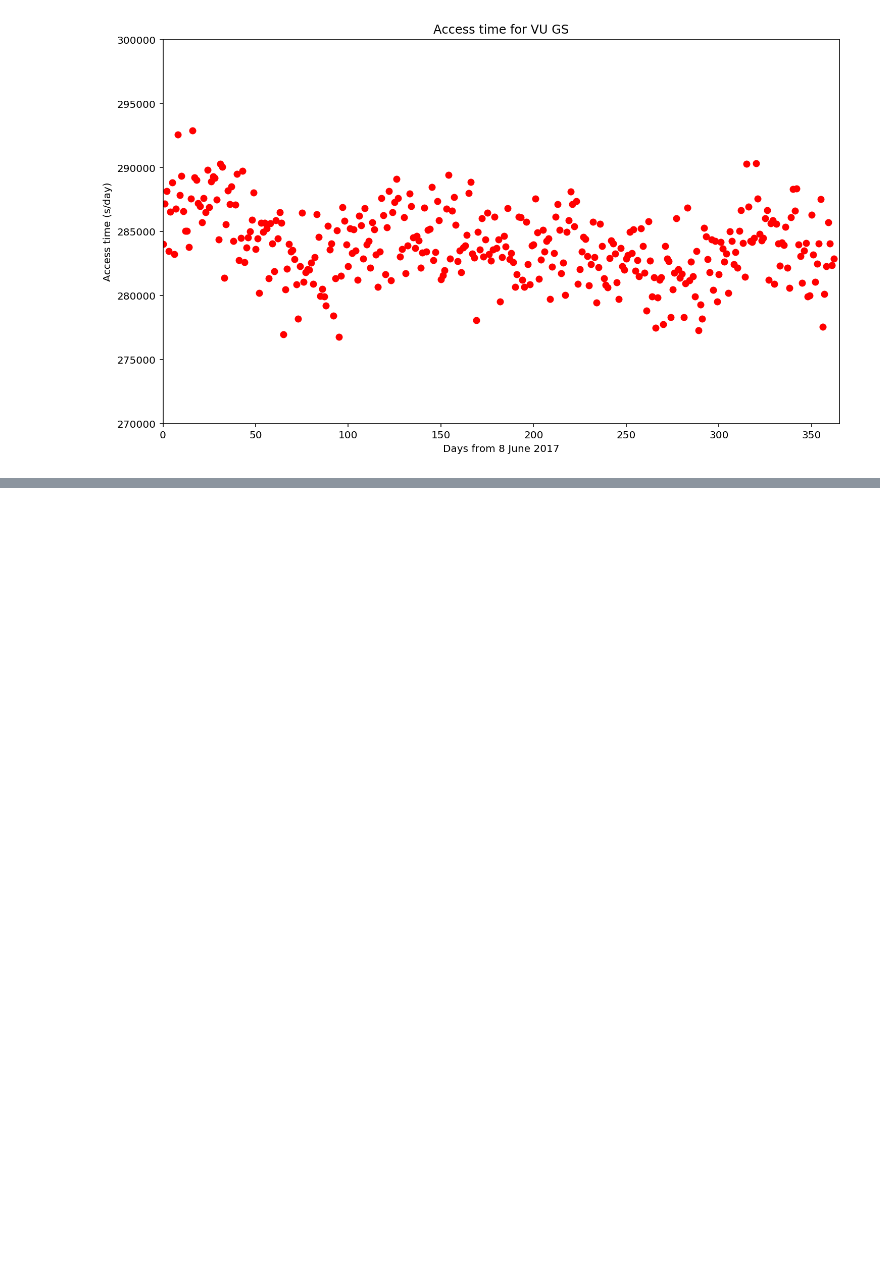
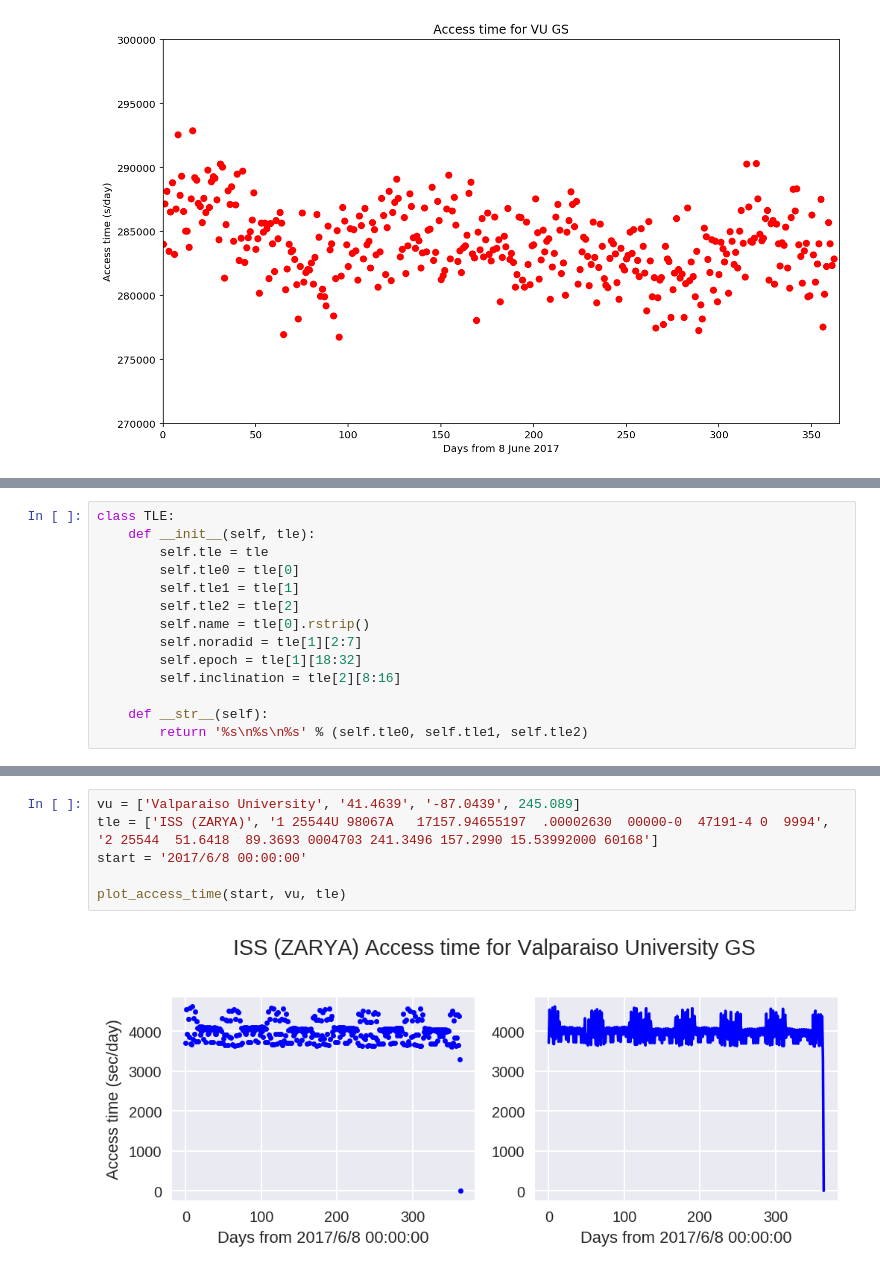
Before and after one commit to wiredlab/scheduling-bazaar, a Jupyter notebook: jupyter_notebooks/scheduling-questions-I.ipynb, the cells around one changed output, grey strips where cells are left out. Cells and saved outputs as stored; diff of their text form; blank space fills up the shorter version.

```diff
--- a/jupyter_notebooks/scheduling-questions-I.ipynb
+++ b/jupyter_notebooks/scheduling-questions-I.ipynb
@@ -205,0 +256,14 @@ plt.show()
+# %%
+class TLE:
+    def __init__(self, tle):
+        self.tle = tle
+        self.tle0 = tle[0]
+        self.tle1 = tle[1]
+        self.tle2 = tle[2]
+        self.name = tle[0].rstrip()
+        self.noradid = tle[1][2:7]
+        self.epoch = tle[1][18:32]
+        self.inclination = tle[2][8:16]
+
+    def __str__(self):
+        return '%s\n%s\n%s' % (self.tle0, self.tle1, self.tle2)
@@ -205,0 +313,8 @@ plt.show()
+# %%
+vu = ['Valparaiso University', '41.4639', '-87.0439', 245.089]
+tle = ['ISS (ZARYA)', '1 25544U 98067A   17157.94655197  .00002630  00000-0  47191-4 0  9994', '2 25544  51.6418  89.3693 0004703 241.3496 157.2990 15.53992000 60168']
+start = '2017/6/8 00:00:00'
+
+plot_access_time(start, vu, tle)
+# %% [output]
+[figure, added]
```
Also changed, not shown: parts of 5 cells of this notebook, 1 other file.
